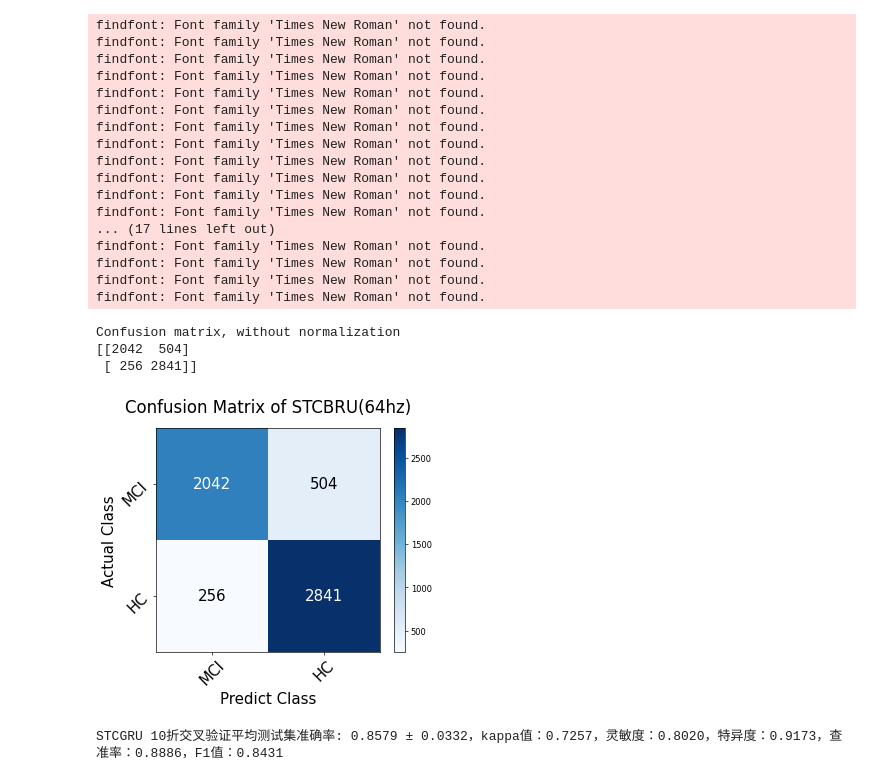
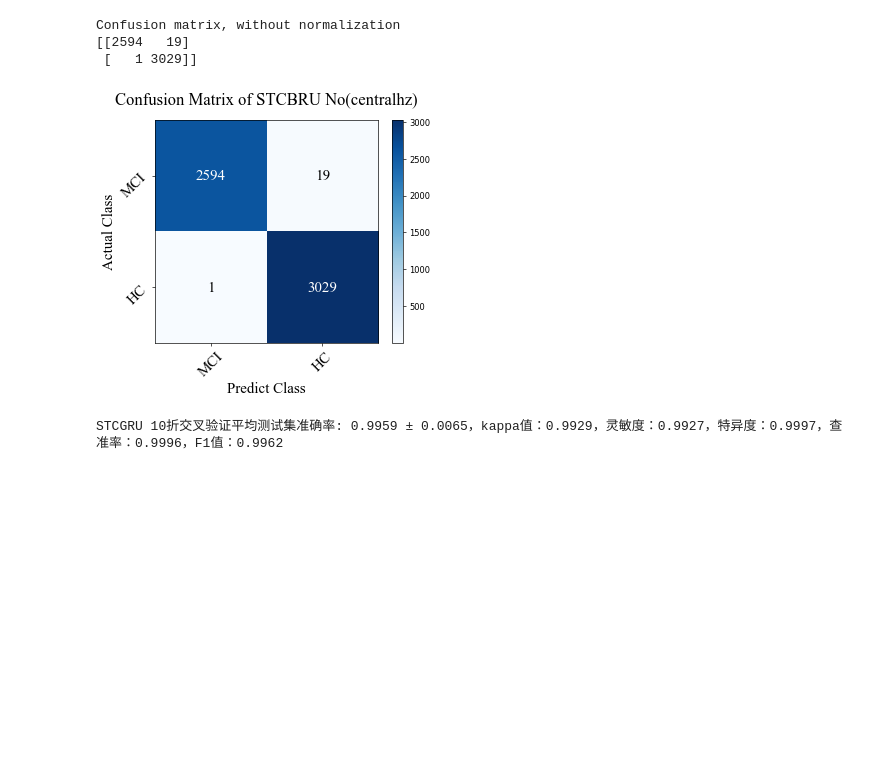
Before and after one commit to lyqcvb/NEW_STCGRU, a Jupyter notebook: 3-test.ipynb, the cells around one changed output. Drawn from its saved outputs; the diff is of its cells as text; code cells hidden in the pictures; blank space fills up the shorter version.

```diff
--- a/3-test.ipynb
+++ b/3-test.ipynb
@@ -82,9 +82,22 @@ test_acc_sum = 0
 results_sum = []
 labels_test_sum = []
 results_PR_sum = []
-srate = "64"
+# 定义脑区索引
+regions = {
+    "prefrontal": [0, 1, 2, 3, 10, 11, 16],
+    "central": [4, 5, 17],
+    "temporal": [12, 13, 14, 15],
+    "parietal": [6, 7, 18],
+    "occipital": [8, 9],
+    "all":[]
+}
+
+# 动态获取变量值
+partition = "central"
+
+srate = "250"
 for i in range(total_fold):
-    test_data_combine = torch.load("EEGData/"+srate+"hz/TestData/test_data_"+ str(i + 1) + "_fold_with_seed_" + str(seed) + ".pth", weights_only=False)
+    test_data_combine = torch.load("EEGData/"+partition+"/TestData/test_data_"+ str(i + 1) + "_fold_with_seed_" + str(seed) + ".pth", weights_only=False)
     test_loader = DataLoader(dataset=test_data_combine,
                             batch_size=batch_size,
                             shuffle=True,
@@ -93,8 +106,8 @@ for i in range(total_fold):
                             num_workers=8)
 
     model = dl.STCGRU().to(device)
-    model_loc =  "stcgru/"+srate+"hz/"+str(i + 1) + "_fold_model_parameter_with_seed_" + str(seed) + ".pth"
-    model_dict = torch.load(model_loc)
+    model_loc =  "stcgru/"+partition+"/"+str(i + 1) + "_fold_model_parameter_with_seed_" + str(seed) + ".pth"
+    model_dict = torch.load(model_loc,weights_only=True)
     model.load_state_dict(model_dict)
     '''测试'''
     acc_average, results, labels_test, results_PR = test(i, loader=test_loader, neural_network=model)
@@ -140,38 +153,21 @@ STCGRU 第10折交叉验证测试集准确率: 0.8616，kappa值：0.7438，灵
 # %%
 test_acc_final = np.sum(test_acc_sum) / total_fold
 test_acc_std = float(np.std(test_acc_sum))
 confusion_matrix = confusion_matrix(labels_test_sum, results_sum, labels=[0, 1])
 
 kappa = cohen_kappa_score(labels_test_sum, results_sum)
 sensitivity = confusion_matrix[0, 0] / (confusion_matrix[0, 0] + confusion_matrix[0, 1])  # 灵敏度（召回率）
 specificity = confusion_matrix[1, 1] / (confusion_matrix[1, 1] + confusion_matrix[1, 0])  # 特异度
 precision = confusion_matrix[0, 0] / (confusion_matrix[0, 0] + confusion_matrix[1, 0])  # 查准率
 F1 = 2 * precision * sensitivity / (precision + sensitivity)  # F1值
 plot_confusion_matrix(confusion_matrix, classes=['MCI', 'HC'], normalize=False,
-                    title='Confusion Matrix of STCBRU('+srate+'hz)')
+                    title='Confusion Matrix of STCBRU No('+partition+'hz)')
 
 print(model_type + " %d折交叉验证平均测试集准确率: %.4f ± %.4f，kappa值：%.4f，灵敏度：%.4f，特异度：%.4f，查准率：%.4f，F1值：%.4f"
     % (total_fold, test_acc_final, test_acc_std, kappa, sensitivity, specificity, precision, F1))
 # %% [output]
-findfont: Font family 'Times New Roman' not found.
-findfont: Font family 'Times New Roman' not found.
-findfont: Font family 'Times New Roman' not found.
-findfont: Font family 'Times New Roman' not found.
-findfont: Font family 'Times New Roman' not found.
-findfont: Font family 'Times New Roman' not found.
-findfont: Font family 'Times New Roman' not found.
-findfont: Font family 'Times New Roman' not found.
-findfont: Font family 'Times New Roman' not found.
-findfont: Font family 'Times New Roman' not found.
-findfont: Font family 'Times New Roman' not found.
-findfont: Font family 'Times New Roman' not found.
-... (17 lines left out)
-findfont: Font family 'Times New Roman' not found.
-findfont: Font family 'Times New Roman' not found.
-findfont: Font family 'Times New Roman' not found.
-findfont: Font family 'Times New Roman' not found.
+Confusion matrix, without normalization
+[[2594   19]
+ [   1 3029]]
+[figure, new version]
-Confusion matrix, without normalization
-[[2042  504]
- [ 256 2841]]
+STCGRU 10折交叉验证平均测试集准确率: 0.9959 ± 0.0065，kappa值：0.9929，灵敏度：0.9927，特异度：0.9997，查准率：0.9996，F1值：0.9962
-[figure, old version]
-STCGRU 10折交叉验证平均测试集准确率: 0.8579 ± 0.0332，kappa值：0.7257，灵敏度：0.8020，特异度：0.9173，查准率：0.8886，F1值：0.8431
```
Also changed, not shown: parts of 1 cell of this notebook, 9 other files.
